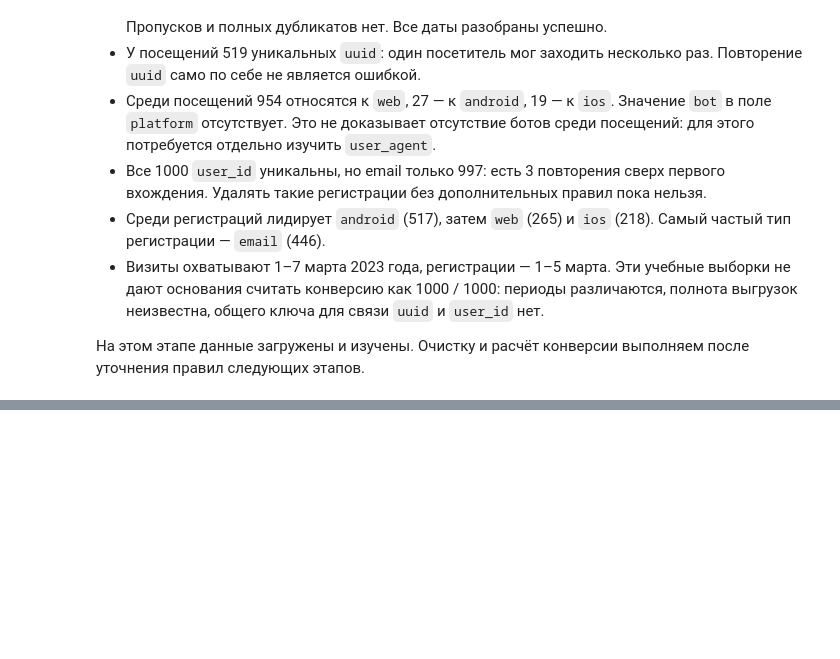
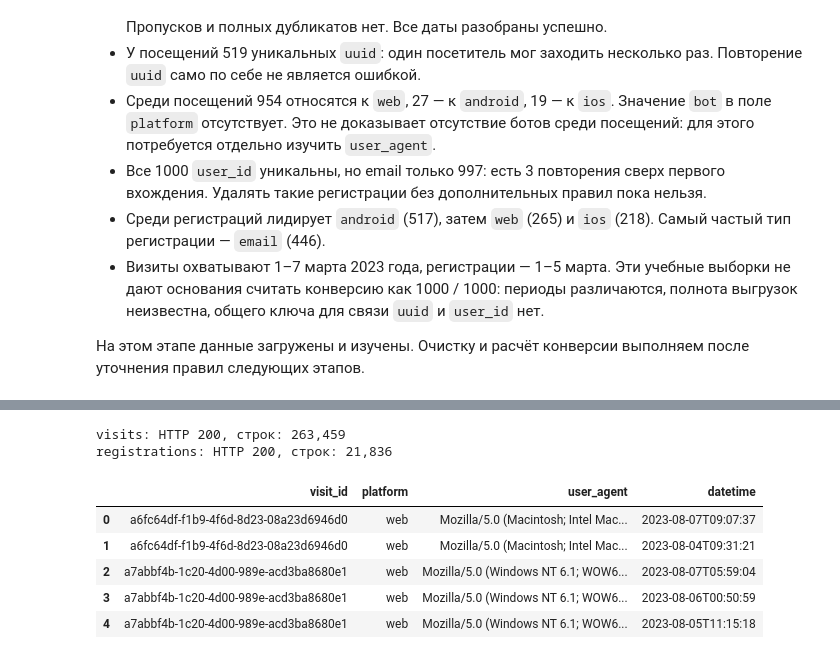
Before and after one commit to hypnozer/python-for-data-analysts-project-100, a Jupyter notebook: data_preparation.ipynb, the cells around one changed output, grey strips where cells are left out. Cells and saved outputs as stored; diff of their text form; code cells hidden in the pictures; blank space fills up the shorter version.

```diff
--- a/data_preparation.ipynb
+++ b/data_preparation.ipynb
@@ -201,0 +214,44 @@ pd.DataFrame({
+# %%
+API_BASE_URL = "https://data-charts-api.hexlet.app"
+API_PERIOD = {"begin": "2023-03-01", "end": "2023-09-01"}
+
+
+def fetch_api_data(endpoint, expected_columns):
+    response = requests.get(
+        f"{API_BASE_URL}/{endpoint}",
+        params=API_PERIOD,
+        timeout=120,
+    )
+    response.raise_for_status()
+    records = response.json()
+    if not isinstance(records, list):
+        raise ValueError(f"{endpoint}: ожидался JSON-массив записей")
+    if not all(isinstance(record, dict) for record in records):
+        raise ValueError(f"{endpoint}: каждая запись должна быть JSON-объектом")
+    if not all(set(expected_columns).issubset(record) for record in records):
+        raise ValueError(f"{endpoint}: в записях отсутствуют обязательные поля")
+
+    frame = pd.DataFrame(records, columns=expected_columns).astype("string")
+    print(f"{endpoint}: HTTP {response.status_code}, строк: {len(frame):,}")
+    return frame
+
+
+api_visits = fetch_api_data(
+    "visits", ["visit_id", "platform", "user_agent", "datetime"]
+)
+api_registrations = fetch_api_data(
+    "registrations",
+    ["user_id", "email", "platform", "registration_type", "datetime"],
+)
+# %% [output]
+visits: HTTP 200, строк: 263,459
+registrations: HTTP 200, строк: 21,836
+# %%
+api_visits.head()
+# %% [output]
+|  | visit_id | platform | user_agent | datetime |
+| 0 | a6fc64df-f1b9-4f6d-8d23-08a23d6946d0 | web | Mozilla/5.0 (Macintosh; Intel Mac... | 2023-08-07T09:07:37 |
+| 1 | a6fc64df-f1b9-4f6d-8d23-08a23d6946d0 | web | Mozilla/5.0 (Macintosh; Intel Mac... | 2023-08-04T09:31:21 |
+| 2 | a7abbf4b-1c20-4d00-989e-acd3ba8680e1 | web | Mozilla/5.0 (Windows NT 6.1; WOW6... | 2023-08-07T05:59:04 |
+| 3 | a7abbf4b-1c20-4d00-989e-acd3ba8680e1 | web | Mozilla/5.0 (Windows NT 6.1; WOW6... | 2023-08-06T00:50:59 |
+| 4 | a7abbf4b-1c20-4d00-989e-acd3ba8680e1 | web | Mozilla/5.0 (Windows NT 6.1; WOW6... | 2023-08-05T11:15:18 |
```
Also changed, not shown: parts of 5 cells of this notebook, 1 other file.
